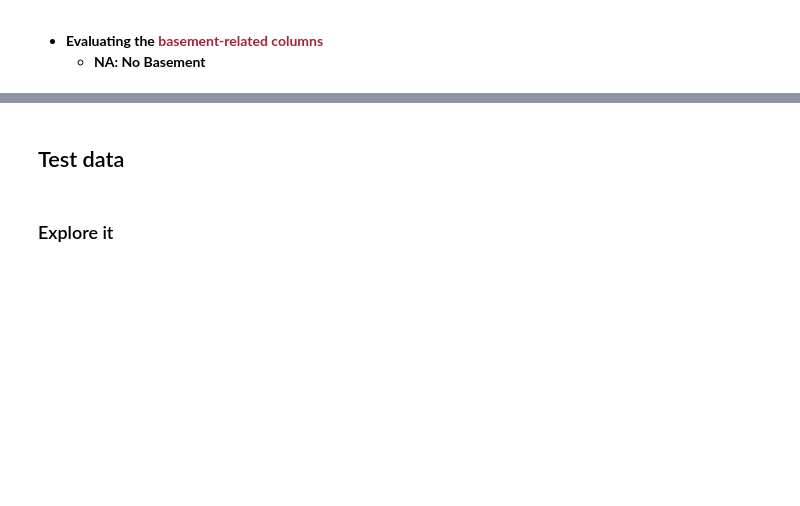
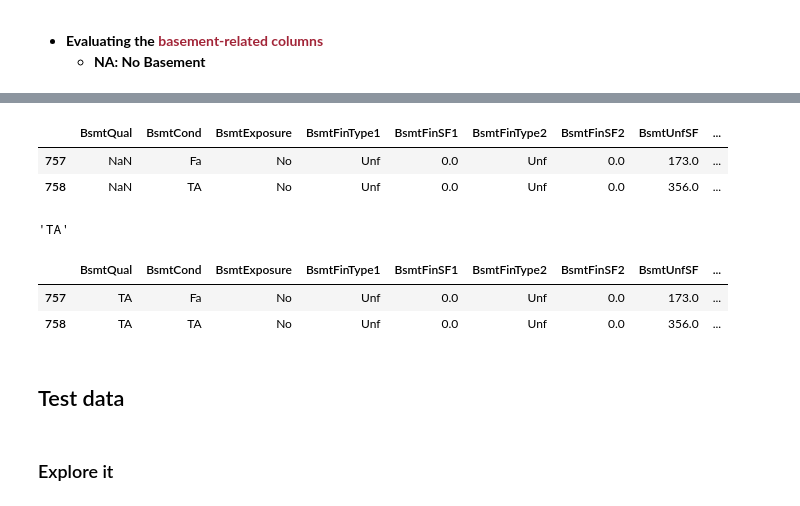
Before and after one commit to jaairomacedo/HousePrices, a Jupyter notebook: Coding/Code_1.ipynb, the cells around one changed output, grey strips where cells are left out. Saved outputs shown, nothing was run; the diff lists cells and outputs as text; code cells hidden in the pictures; blank space fills up the shorter version.

```diff
--- a/Coding/Code_1.ipynb
+++ b/Coding/Code_1.ipynb
@@ -627,7 +625,7 @@ True     1127
 False     332
 Name: count, dtype: int64
 # %%
-df_test = df_test.drop('CheckAnos',axis=1)
+df_test = df_test.drop('CheckYears',axis=1)
 # %%
 # Check the house construction years for rows where GarageCond is missing
 df_test.loc[df_test.GarageCond.isnull(), 'YearBuilt']
@@ -732,0 +786,4 @@ dtype: int64
+# %%
+# Checking columns that contain 'Bsmt' in the name and have missing values
+col = df_test.columns[df_test.columns.str.contains("Bsmt") & (df_test.isnull().any())]
+col
@@ -732,0 +804,12 @@ dtype: int64
+# %%
+# Selecting rows where BsmtQual is missing but BsmtCond is present
+df_test.loc[(df_test.BsmtQual.isnull()) & (df_test.BsmtCond.notnull()),col]
+# %% [output]
+|  | BsmtQual | BsmtCond | BsmtExposure | BsmtFinType1 | BsmtFinSF1 | BsmtFinType2 | BsmtFinSF2 | BsmtUnfSF | ... |
+| 757 | NaN | Fa | No | Unf | 0.0 | Unf | 0.0 | 173.0 | ... |
+| 758 | NaN | TA | No | Unf | 0.0 | Unf | 0.0 | 356.0 | ... |
+# %%
+# We can see the most frequent value
+df_test.BsmtQual.mode()[0]
+# %% [output]
+'TA'
@@ -733,3 +819,9 @@ dtype: int64
+# %%
+df_test.iloc[757:759,30:40]
+# %% [output]
+|  | BsmtQual | BsmtCond | BsmtExposure | BsmtFinType1 | BsmtFinSF1 | BsmtFinType2 | BsmtFinSF2 | BsmtUnfSF | ... |
+| 757 | TA | Fa | No | Unf | 0.0 | Unf | 0.0 | 173.0 | ... |
+| 758 | TA | TA | No | Unf | 0.0 | Unf | 0.0 | 356.0 | ... |
 # %% [markdown]
 ## Test data
 # %% [markdown]
```
Also changed, not shown: parts of 15 cells of this notebook.
